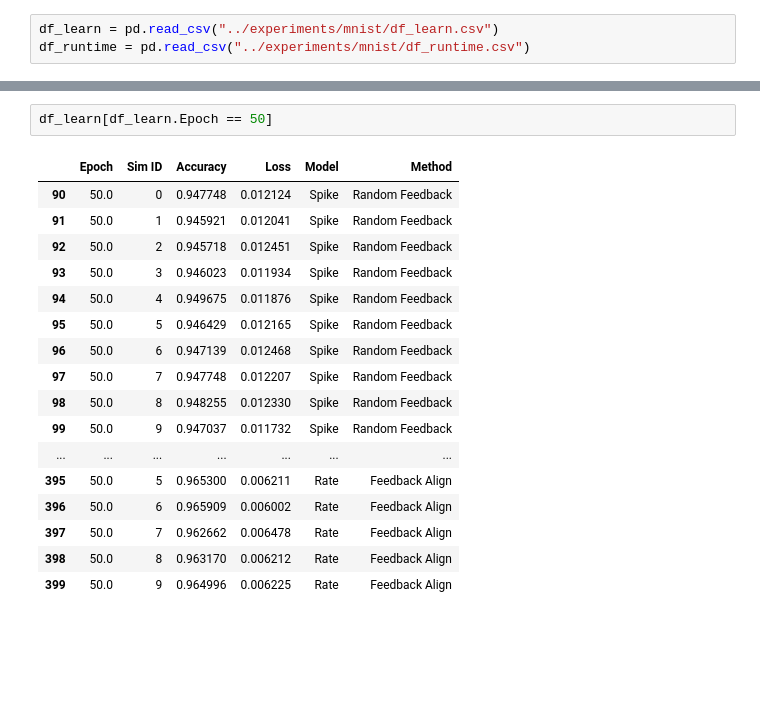
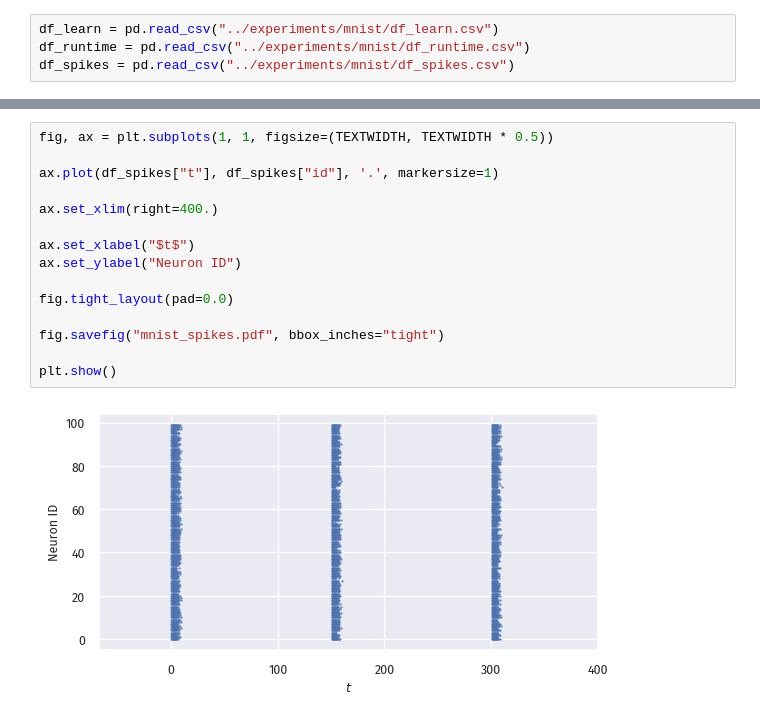
Before and after one commit to FabianSchubert/microcircuit_network, a Jupyter notebook: mc/analysis_notebooks/MNIST_Analysis.ipynb, the cells around one changed output, grey strips where cells are left out. Drawn from its saved outputs; the diff is of its cells as text; blank space fills up the shorter version.

```diff
--- a/mc/analysis_notebooks/MNIST_Analysis.ipynb
+++ b/mc/analysis_notebooks/MNIST_Analysis.ipynb
@@ -9,3 +13,4 @@ sns.set()
 # %%
 df_learn = pd.read_csv("../experiments/mnist/df_learn.csv")
 df_runtime = pd.read_csv("../experiments/mnist/df_runtime.csv")
+df_spikes = pd.read_csv("../experiments/mnist/df_spikes.csv")
@@ -34,20 +77,17 @@ plt.show()
-# %%
-df_learn[df_learn.Epoch == 50]
-# %% [output]
-|  | Epoch | Sim ID | Accuracy | Loss | Model | Method |
-| 90 | 50.0 | 0 | 0.947748 | 0.012124 | Spike | Random Feedback |
-| 91 | 50.0 | 1 | 0.945921 | 0.012041 | Spike | Random Feedback |
-| 92 | 50.0 | 2 | 0.945718 | 0.012451 | Spike | Random Feedback |
-| 93 | 50.0 | 3 | 0.946023 | 0.011934 | Spike | Random Feedback |
-| 94 | 50.0 | 4 | 0.949675 | 0.011876 | Spike | Random Feedback |
-| 95 | 50.0 | 5 | 0.946429 | 0.012165 | Spike | Random Feedback |
-| 96 | 50.0 | 6 | 0.947139 | 0.012468 | Spike | Random Feedback |
-| 97 | 50.0 | 7 | 0.947748 | 0.012207 | Spike | Random Feedback |
-| 98 | 50.0 | 8 | 0.948255 | 0.012330 | Spike | Random Feedback |
-| 99 | 50.0 | 9 | 0.947037 | 0.011732 | Spike | Random Feedback |
-| ... | ... | ... | ... | ... | ... | ... |
-| 395 | 50.0 | 5 | 0.965300 | 0.006211 | Rate | Feedback Align |
-| 396 | 50.0 | 6 | 0.965909 | 0.006002 | Rate | Feedback Align |
-| 397 | 50.0 | 7 | 0.962662 | 0.006478 | Rate | Feedback Align |
-| 398 | 50.0 | 8 | 0.963170 | 0.006212 | Rate | Feedback Align |
-| 399 | 50.0 | 9 | 0.964996 | 0.006225 | Rate | Feedback Align |
+# %%
+fig, ax = plt.subplots(1, 1, figsize=(TEXTWIDTH, TEXTWIDTH * 0.5))
+
+ax.plot(df_spikes["t"], df_spikes["id"], '.', markersize=1)
+
+ax.set_xlim(right=400.)
+
+ax.set_xlabel("$t$")
+ax.set_ylabel("Neuron ID")
+
+fig.tight_layout(pad=0.0)
+
+fig.savefig("mnist_spikes.pdf", bbox_inches="tight")
+
+plt.show()
+# %% [output]
+[figure, added]
```
Also changed, not shown: parts of 5 cells of this notebook, 6 other files.
